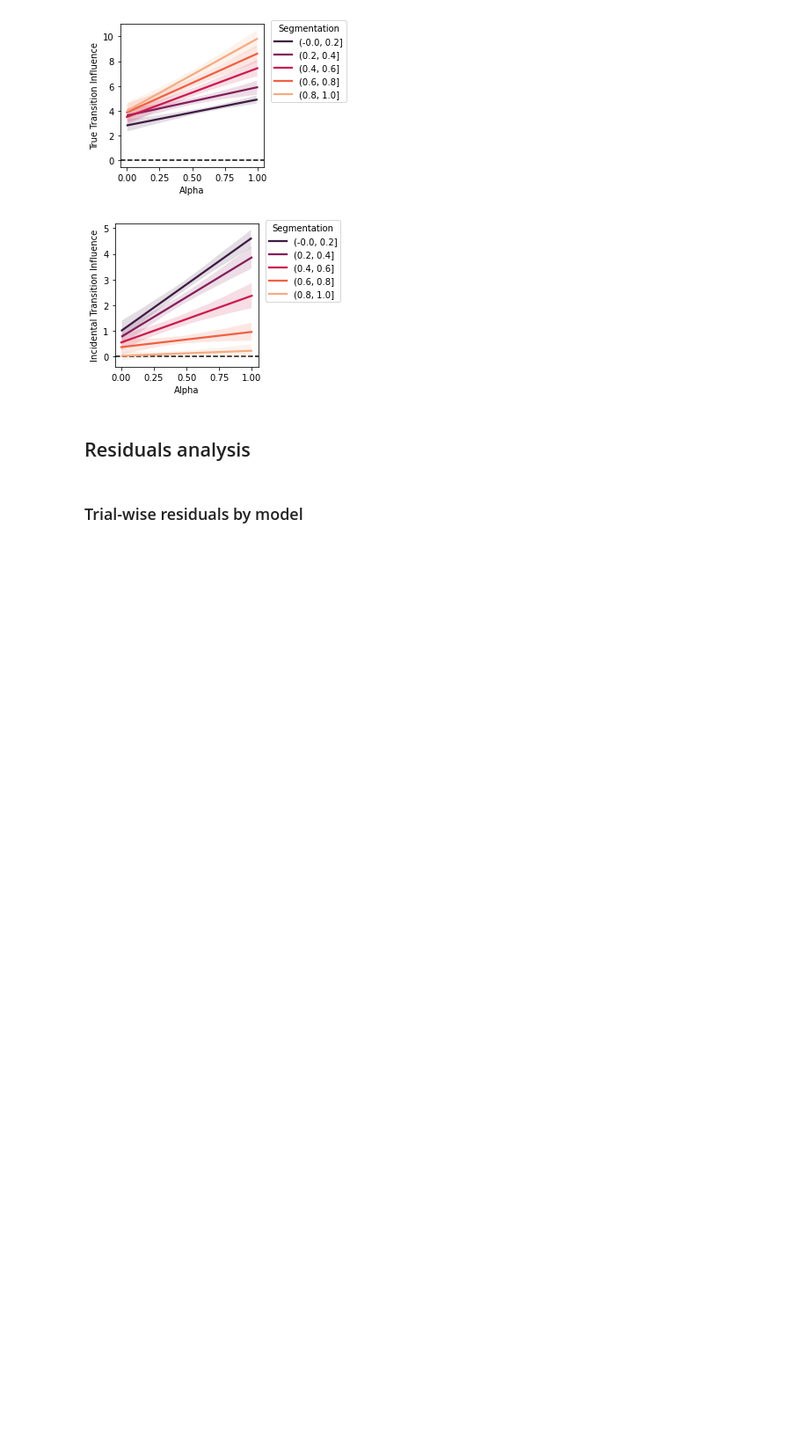
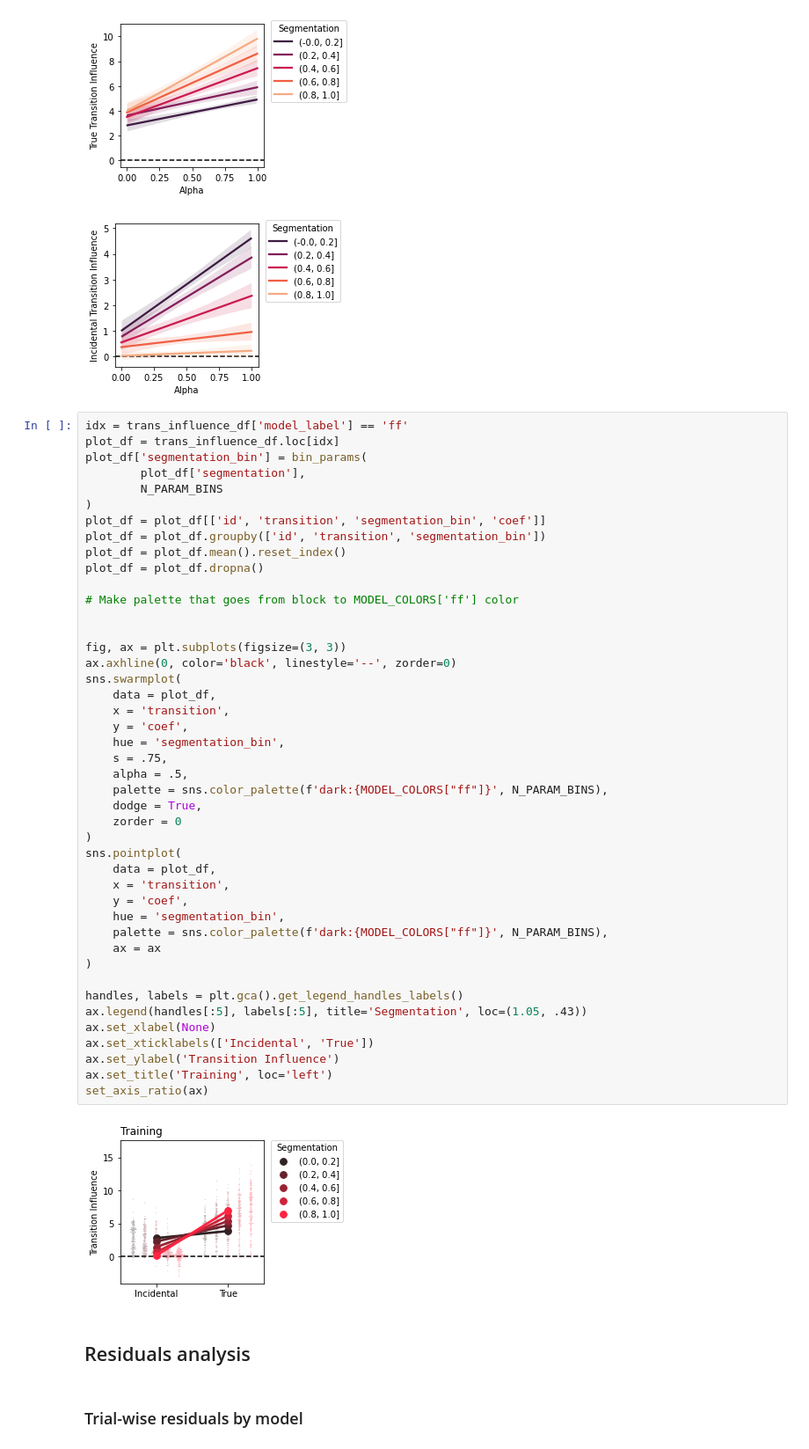
Before and after one commit to BakkourLabRepo/feat-predict_models, a Jupyter notebook: notebooks/exp_2/simulations.ipynb, the cells around one changed output. Shown at 88% size. Cells and saved outputs as stored; diff of their text form; blank space fills up the shorter version.

```diff
--- a/notebooks/exp_2/simulations.ipynb
+++ b/notebooks/exp_2/simulations.ipynb
@@ -1066,6 +1135,52 @@ See the caveats in the documentation: https://pandas.pydata.org/pandas-docs/stab
   plot_df['segmentation_bin'] = bin_params(
 [figure]
 [figure]
+# %%
+idx = trans_influence_df['model_label'] == 'ff'
+plot_df = trans_influence_df.loc[idx]
+plot_df['segmentation_bin'] = bin_params(
+        plot_df['segmentation'],
+        N_PARAM_BINS
+)
+plot_df = plot_df[['id', 'transition', 'segmentation_bin', 'coef']]
+plot_df = plot_df.groupby(['id', 'transition', 'segmentation_bin'])
+plot_df = plot_df.mean().reset_index()
+plot_df = plot_df.dropna()
+
+# Make palette that goes from block to MODEL_COLORS['ff'] color
+
+
+fig, ax = plt.subplots(figsize=(3, 3))
+ax.axhline(0, color='black', linestyle='--', zorder=0)
+sns.swarmplot(
+    data = plot_df,
+    x = 'transition',
+    y = 'coef',
+    hue = 'segmentation_bin',
+    s = .75,
+    alpha = .5,
+    palette = sns.color_palette(f'dark:{MODEL_COLORS["ff"]}', N_PARAM_BINS),
+    dodge = True,
+    zorder = 0
+)
+sns.pointplot(
+    data = plot_df,
+    x = 'transition',
+    y = 'coef',
+    hue = 'segmentation_bin',
+    palette = sns.color_palette(f'dark:{MODEL_COLORS["ff"]}', N_PARAM_BINS),
+    ax = ax
+)
+
+handles, labels = plt.gca().get_legend_handles_labels()
+ax.legend(handles[:5], labels[:5], title='Segmentation', loc=(1.05, .43))
+ax.set_xlabel(None)
+ax.set_xticklabels(['Incidental', 'True'])
+ax.set_ylabel('Transition Influence')
+ax.set_title('Training', loc='left')
+set_axis_ratio(ax)
+# %% [output]
+[figure, added]
 # %% [markdown]
 ## Residuals analysis
 # %% [markdown]
```
Also changed, not shown: parts of 16 cells of this notebook.
